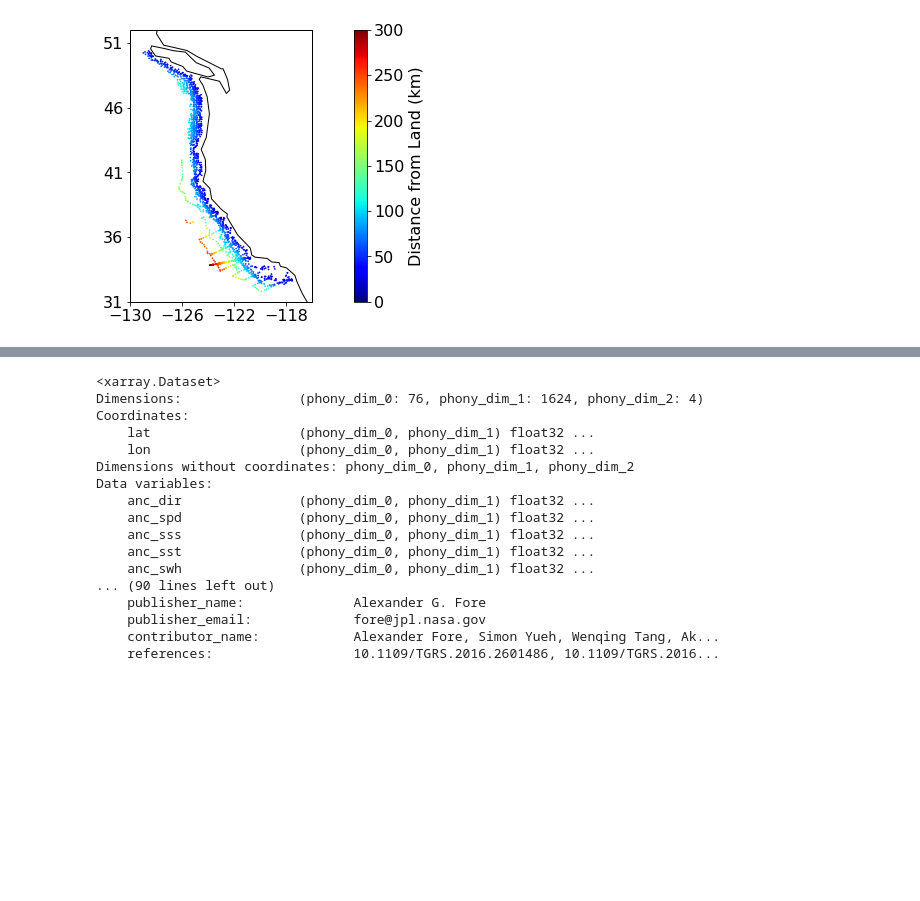
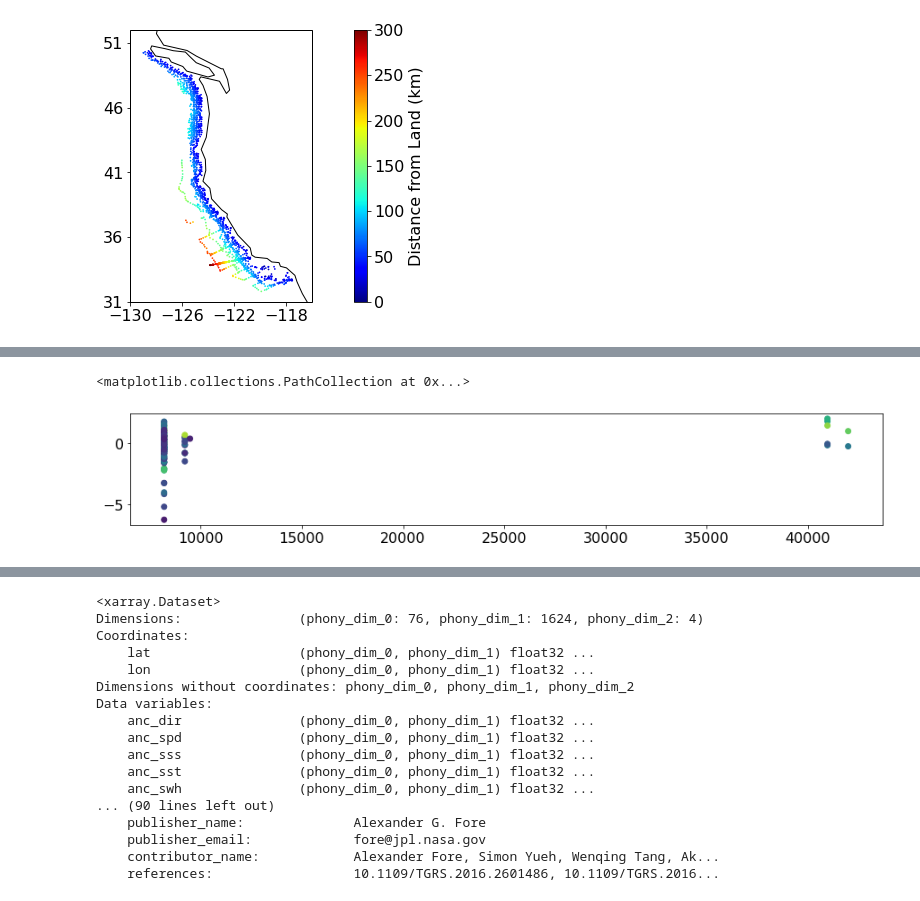
Before and after one commit to cgentemann/salinity, a Jupyter notebook: Image orbital SSS collocations west coast.ipynb, the cells around one changed output, grey strips where cells are left out. Cells and saved outputs as stored; diff of their text form; code cells hidden in the pictures; blank space fills up the shorter version.

```diff
--- a/Image orbital SSS collocations west coast.ipynb
+++ b/Image orbital SSS collocations west coast.ipynb
@@ -228,3 +248,13 @@ plt.savefig(fig_fname, transparent=False, format='png')
+# %%
+ds = ds_colR.isel(trajectory=6)
+ds = ds.where((ds.dist_land>25) & (ds.SAL_CTD_MEAN>26))
+dif = ds.SAL_CTD_MEAN,ds.SAL_CTD_MEAN-ds.smap_SSS
+plt.subplot(2,1,1)
+plt.scatter(ds.smap_iqc_flag,ds.SAL_CTD_MEAN-ds.smap_SSS,c=ds.dist_land)
+#plt.scatter(ds.dist_land,ds.SAL_CTD_MEAN-ds.smap_SSS,c=ds.dist_land)
+# %% [output]
+<matplotlib.collections.PathCollection at 0x...>
+[figure, added]
 # %%
 plt.rcParams['figure.figsize'] = (15.0,15.0)
 plt.rcParams.update({'font.size': 16})
```
Also changed, not shown: parts of 14 cells of this notebook, 3 other files.
